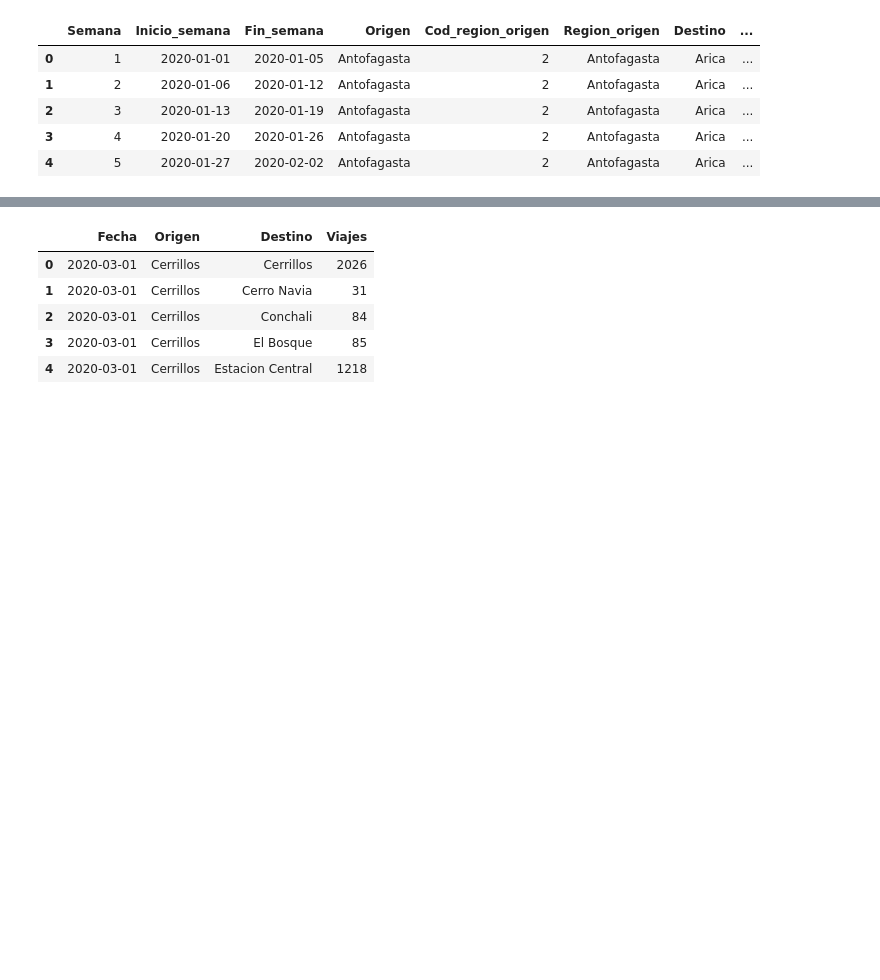
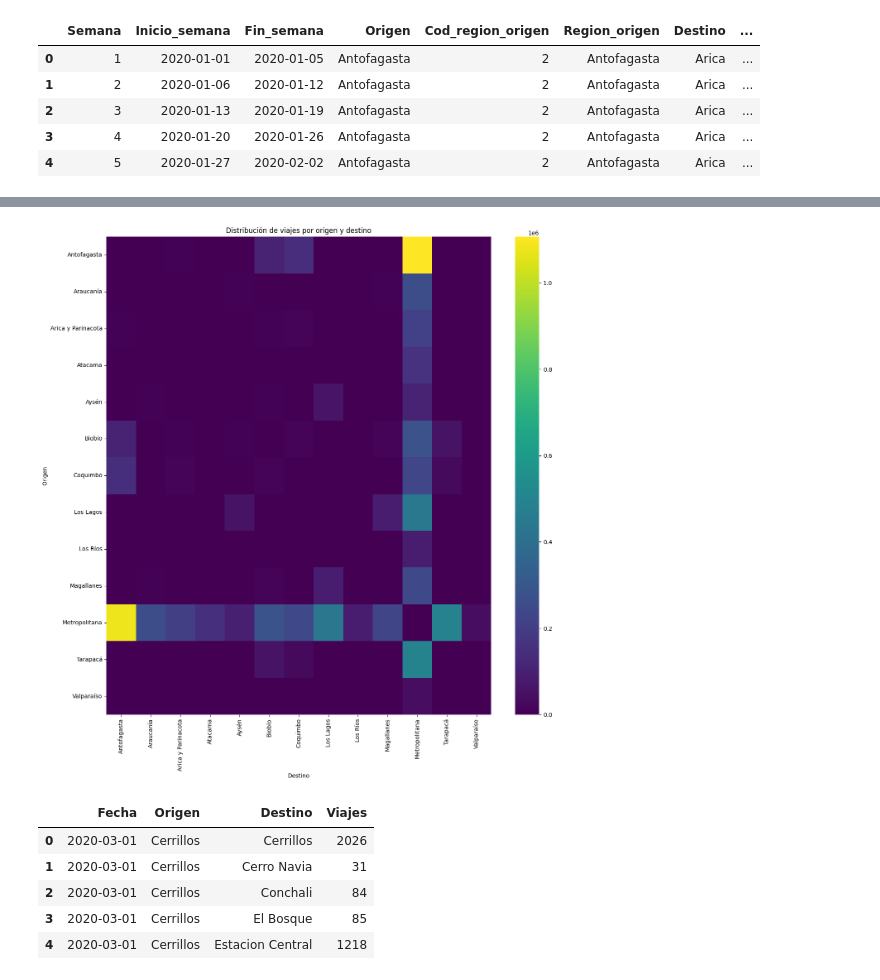
Before and after one commit to Ivan-Arias/Covid-19-Mov, a Jupyter notebook: Movilidad_Chile.ipynb, the cells around one changed output, grey strips where cells are left out. Cells and saved outputs as stored; diff of their text form; code cells hidden in the pictures; blank space fills up the shorter version.

```diff
--- a/Movilidad_Chile.ipynb
+++ b/Movilidad_Chile.ipynb
@@ -260,0 +289,5 @@ df_transp_aereo.head()
+# %%
+df_transp_aereo['Inicio_semana'] = pd.to_datetime(df_transp_aereo['Inicio_semana'])
+df_transp_aereo['Fin_semana'] = pd.to_datetime(df_transp_aereo['Fin_semana'])
+df_transp_aereo['Operaciones'] = pd.to_numeric(df_transp_aereo['Operaciones'], errors='coerce').astype('Int64')
+df_transp_aereo['Pasajeros'] = pd.to_numeric(df_transp_aereo['Pasajeros'], errors='coerce').astype('Int64')
@@ -261,3 +296,15 @@ df_transp_aereo.head()
+# %%
+# @title Distribución de viajes (transporte aéreo) por origen y destino
+
+trip_matrix = df_transp_aereo.pivot_table(index='Region_origen', columns='Region_destino', values='Pasajeros', aggfunc='sum', fill_value=0)
+
+plt.figure(figsize=(15, 15))
+sns.heatmap(trip_matrix, cmap='viridis', annot=False, fmt='d')
+plt.title('Distribución de viajes por origen y destino')
+plt.xlabel('Destino')
+_ = plt.ylabel('Origen')
+# %% [output]
+[figure, added]
 # %%
 # @title Transporte público (Región Metropolitana)
 df_transp_pub.head()
```
Also changed, not shown: parts of 8 cells of this notebook.
